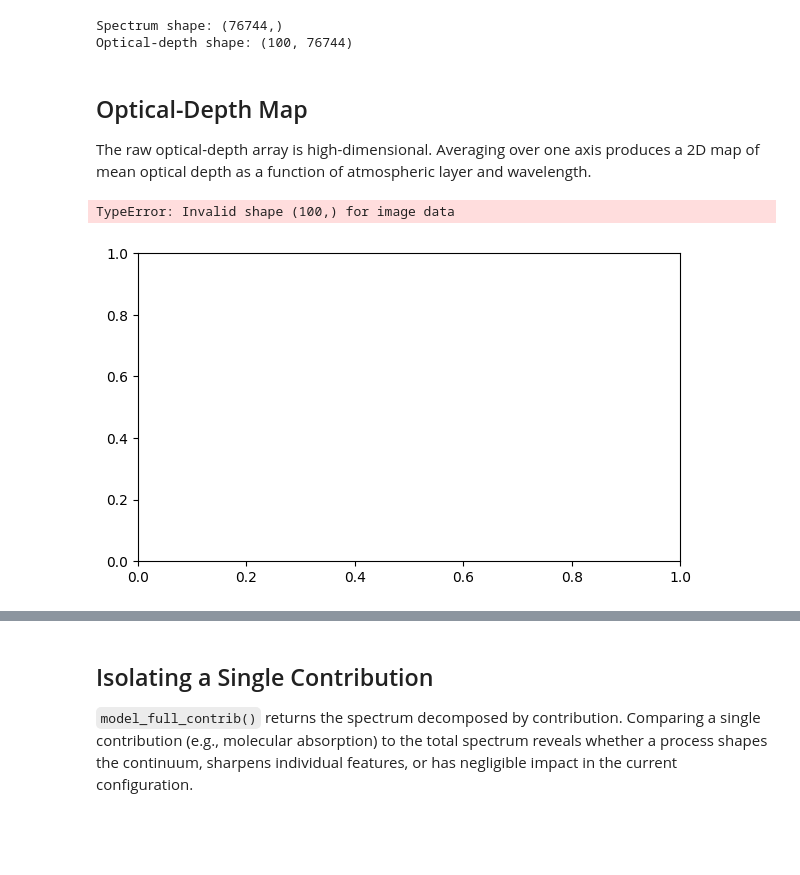
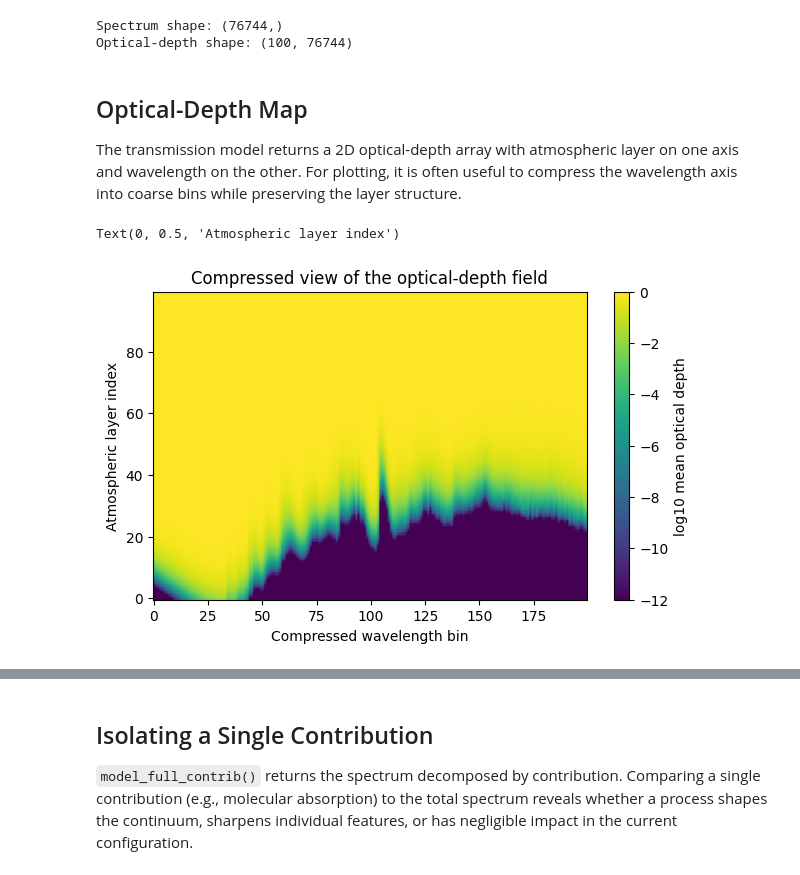
Before and after one commit to eScience-TauRex/taurex3, a Jupyter notebook: examples/notebooks/07_contribution_analysis.ipynb, the cells around one changed output, grey strips where cells are left out. Drawn from its saved outputs; the diff is of its cells as text; code cells hidden in the pictures; blank space fills up the shorter version.

```diff
--- a/examples/notebooks/07_contribution_analysis.ipynb
+++ b/examples/notebooks/07_contribution_analysis.ipynb
@@ -23,24 +27,26 @@ Optical-depth shape: (100, 76744)
 # %% [markdown]
 ## Optical-Depth Map
 
-The raw optical-depth array is high-dimensional. Averaging over one axis produces a 2D map of mean optical depth as a function of atmospheric layer and wavelength.
+The transmission model returns a 2D optical-depth array with atmospheric layer on one axis and wavelength on the other. For plotting, it is often useful to compress the wavelength axis into coarse bins while preserving the layer structure.
 # %%
 import matplotlib.pyplot as plt
 import numpy as np
 
-def depth_contribution(optical_depth):
-    return np.average(optical_depth, axis=1)
+def compress_wavelength_axis(optical_depth, bins=200):
+    n_bins = min(bins, optical_depth.shape[1])
+    chunks = np.array_split(optical_depth, n_bins, axis=1)
+    return np.column_stack([chunk.mean(axis=1) for chunk in chunks])
 
-mean_tau = depth_contribution(tau)
+mean_tau = compress_wavelength_axis(tau)
 
 plt.figure(figsize=(7, 4))
-plt.imshow(mean_tau, aspect='auto', origin='lower')
-plt.colorbar(label='Mean optical depth')
+plt.imshow(np.log10(np.clip(mean_tau, 1e-12, None)), aspect='auto', origin='lower')
+plt.colorbar(label='log10 mean optical depth')
 plt.title('Compressed view of the optical-depth field')
-plt.xlabel('Wavelength index')
+plt.xlabel('Compressed wavelength bin')
 plt.ylabel('Atmospheric layer index')
 # %% [output]
-TypeError: Invalid shape (100,) for image data
+Text(0, 0.5, 'Atmospheric layer index')
-[figure, old version]
+[figure, new version]
 # %%
 mid_wavelength = wlgrid[len(wlgrid) // 2]
```
Also changed, not shown: parts of 3 cells of this notebook, 10 other files.
